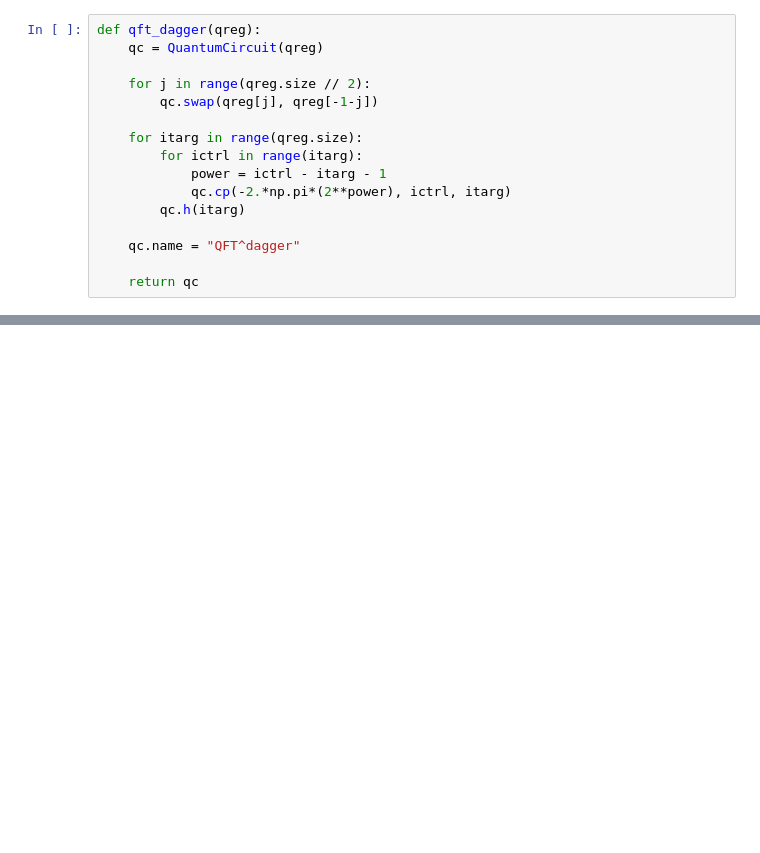
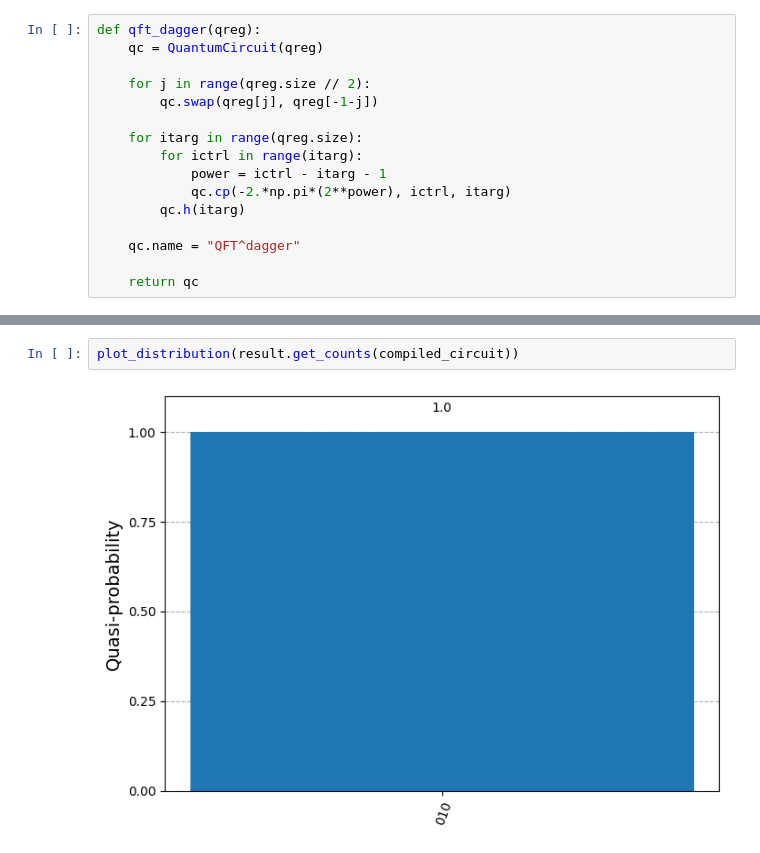
Before and after one commit to miketorii/ProjectX, a Jupyter notebook: Quantum/qft.ipynb, the cells around one changed output, grey strips where cells are left out. Cells and saved outputs as stored; diff of their text form; blank space fills up the shorter version.

```diff
--- a/Quantum/qft.ipynb
+++ b/Quantum/qft.ipynb
@@ -48,0 +67,4 @@ qc.draw('mpl')
+# %%
+plot_distribution(result.get_counts(compiled_circuit))
+# %% [output]
+[figure, added]
```
Also changed, not shown: parts of 3 cells of this notebook, 1 other file.
